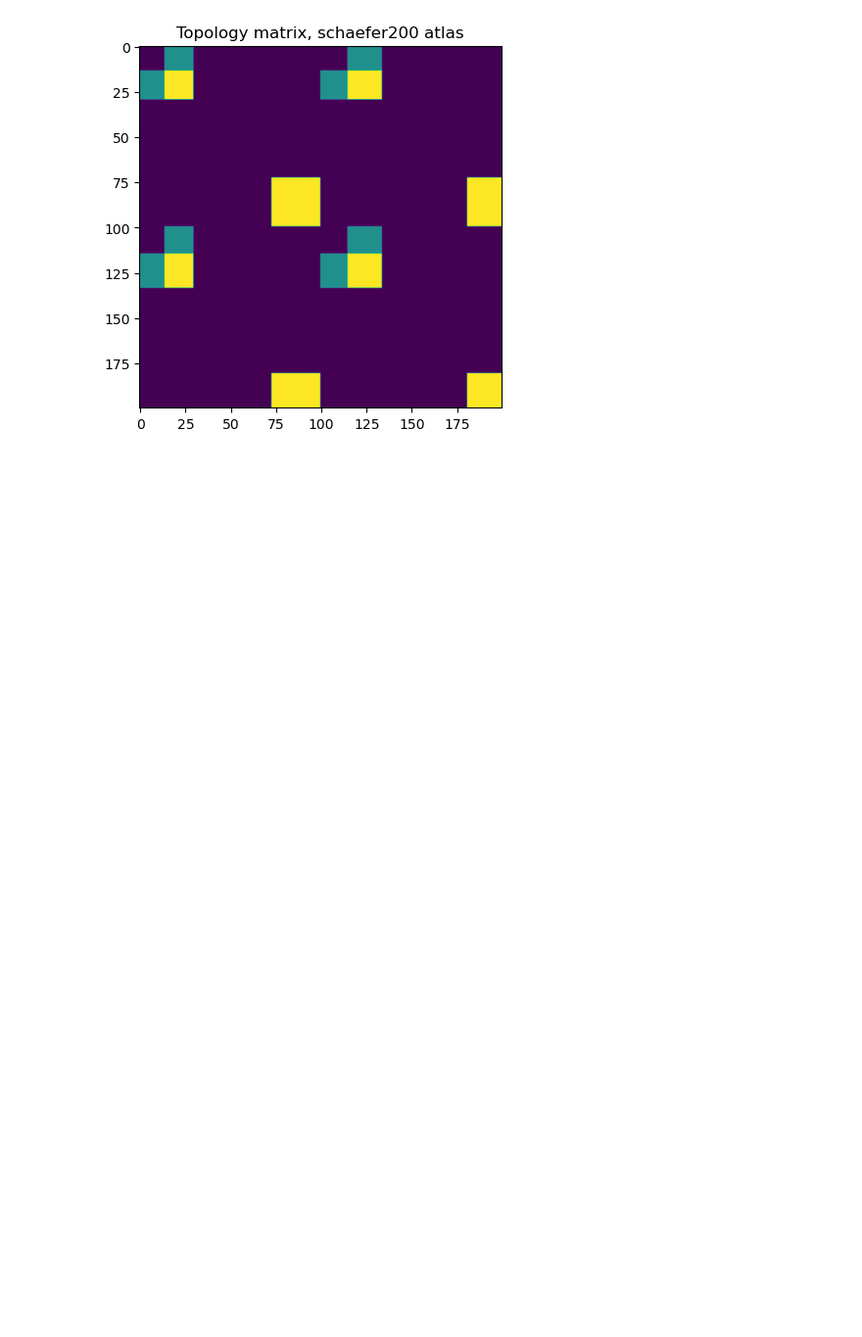
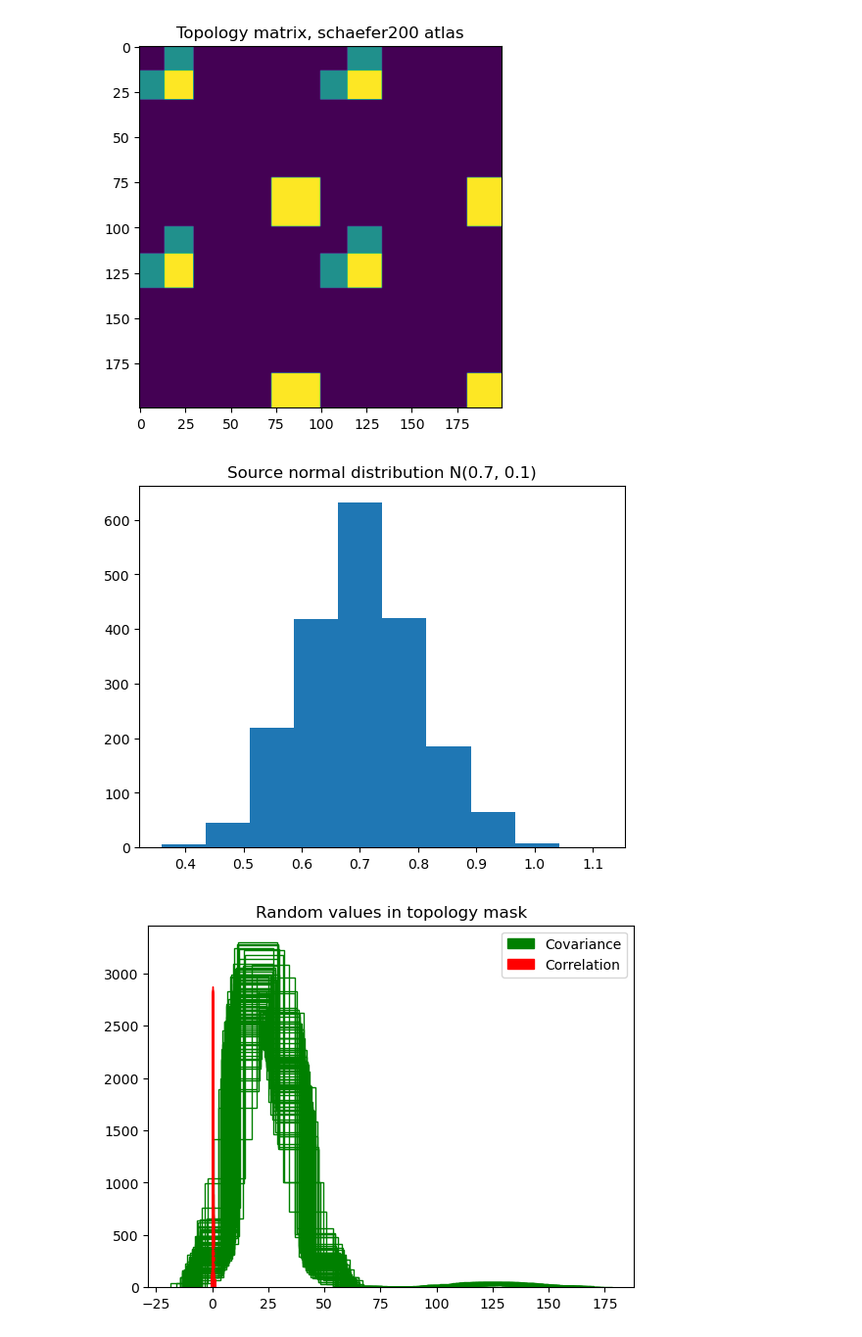
Before and after one commit to Achillegillig/neuroginius, a Jupyter notebook: notebooks/synthetic.ipynb, the cells around one changed output. Shown at 98% size. Saved outputs shown, nothing was run; the diff lists cells and outputs as text; code cells hidden in the pictures; blank space fills up the shorter version.

Commit message:
Compute and show synthetic correlations

```diff
--- a/notebooks/synthetic.ipynb
+++ b/notebooks/synthetic.ipynb
@@ -36,3 +36,12 @@ plt.title(f"Topology matrix, {atlas.name} atlas")
 plt.show()
 # %% [output]
 [figure]
+# %%
+# Generate a hundred correlation matrices from our topology, drawing from N(0.7, 0.1)
+# In edges outside the topology, noise is generated following N(0, np.sqrt(loc**2/snr))
+# Debug display shows the source distribution and the realised covariances and correlations
+# inside the masks
+control_cov = np.stack(generate_correlations(100, topology, 0.7, 0.1, snr=1., debug_display=True))
+# %% [output]
+[figure, added]
+[figure, added]
```
Also changed, not shown: parts of 1 cell of this notebook.
